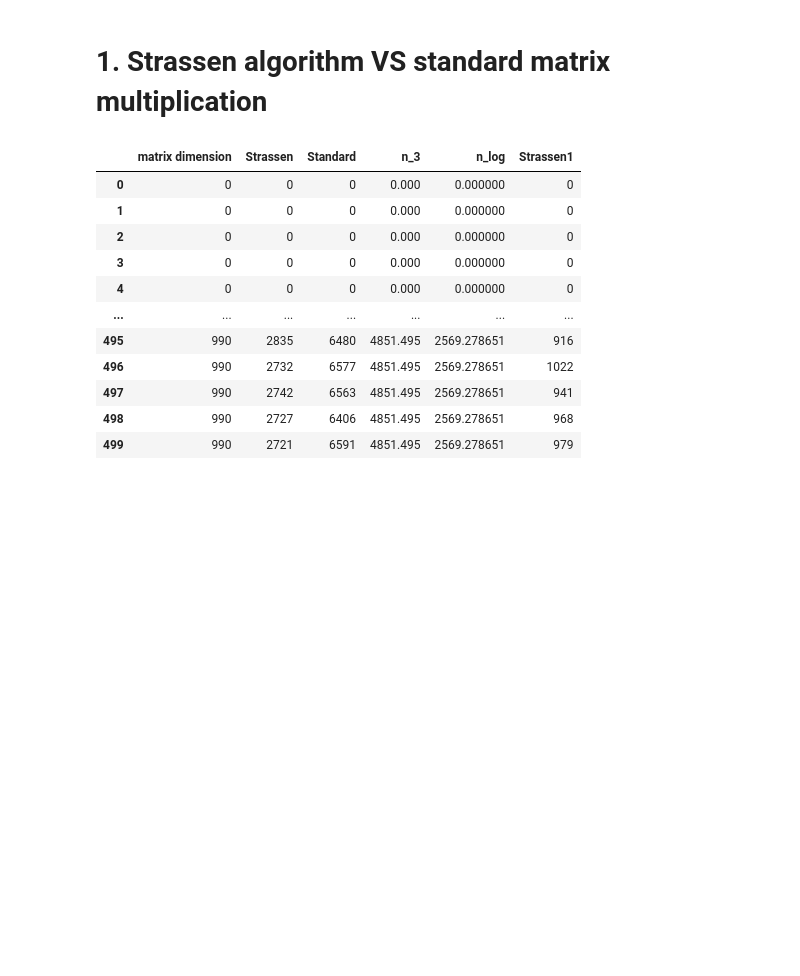
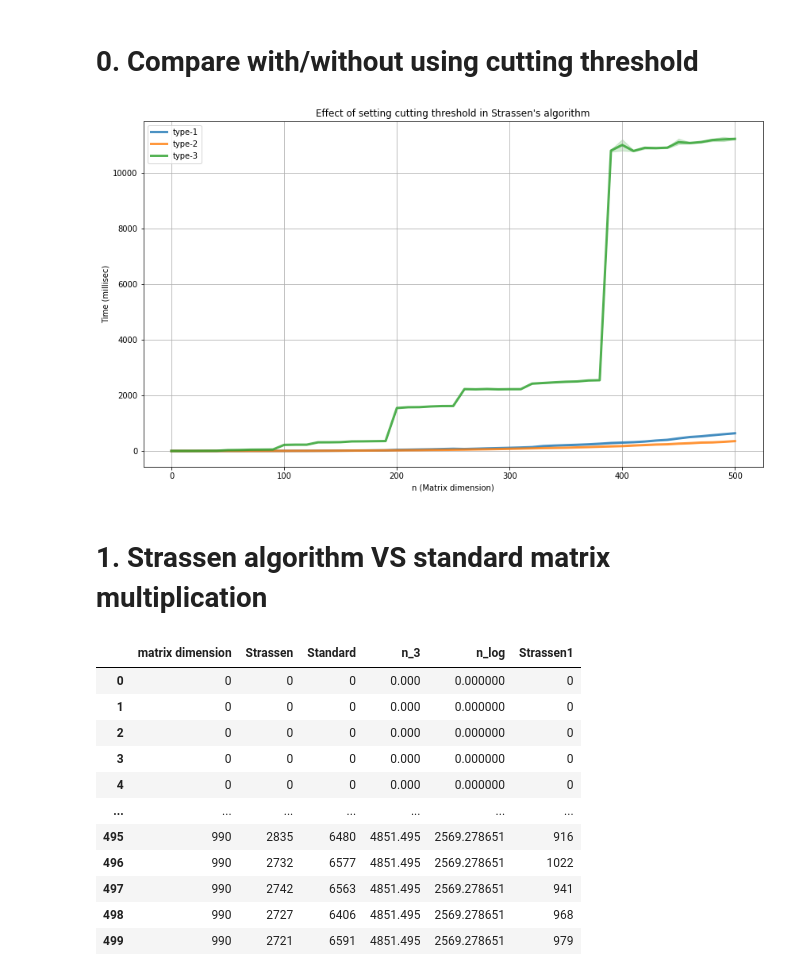
Before and after one commit to JunmingZhao42/FMM-Strassen-Algorithm, a Jupyter notebook: plot.ipynb, the cells around one changed output. Cells and saved outputs as stored; diff of their text form; code cells hidden in the pictures; blank space fills up the shorter version.

```diff
--- a/plot.ipynb
+++ b/plot.ipynb
@@ -3,6 +3,29 @@ import pandas as pd
 import matplotlib.pyplot as plt
 import seaborn as sns
 import numpy as np
+# %% [markdown]
+# 0. Compare with/without using cutting threshold
+# %%
+df = pd.read_csv('./result0.csv')
+df2 = pd.read_csv('./result1.csv')
+
+df = df[df["matrix dimension"] <= 500]
+df2 = df2[df2["matrix dimension"] <= 500]
+# %%
+ax = plt.figure(figsize=(14,8))
+
+sns.lineplot(x="matrix dimension", y="Standard", data=df, label="type-1", linewidth=3, alpha=0.8)
+sns.lineplot(x="matrix dimension", y="Strassen", data=df2, label="type-2", linewidth=3, alpha=0.8)
+sns.lineplot(x="matrix dimension", y="Strassen", data=df, label="type-3", linewidth=3, alpha=0.8)
+
+plt.legend()
+plt.title("Effect of setting cutting threshold in Strassen's algorithm")
+plt.xlabel("n (Matrix dimension)")
+plt.ylabel("Time (millisec)")
+plt.grid()
+plt.show()
+# %% [output]
+[figure, added]
 # %% [markdown]
 # 1. Strassen algorithm VS standard matrix multiplication
 # %%
```
Also changed, not shown: parts of 7 cells of this notebook, 6 other files.
